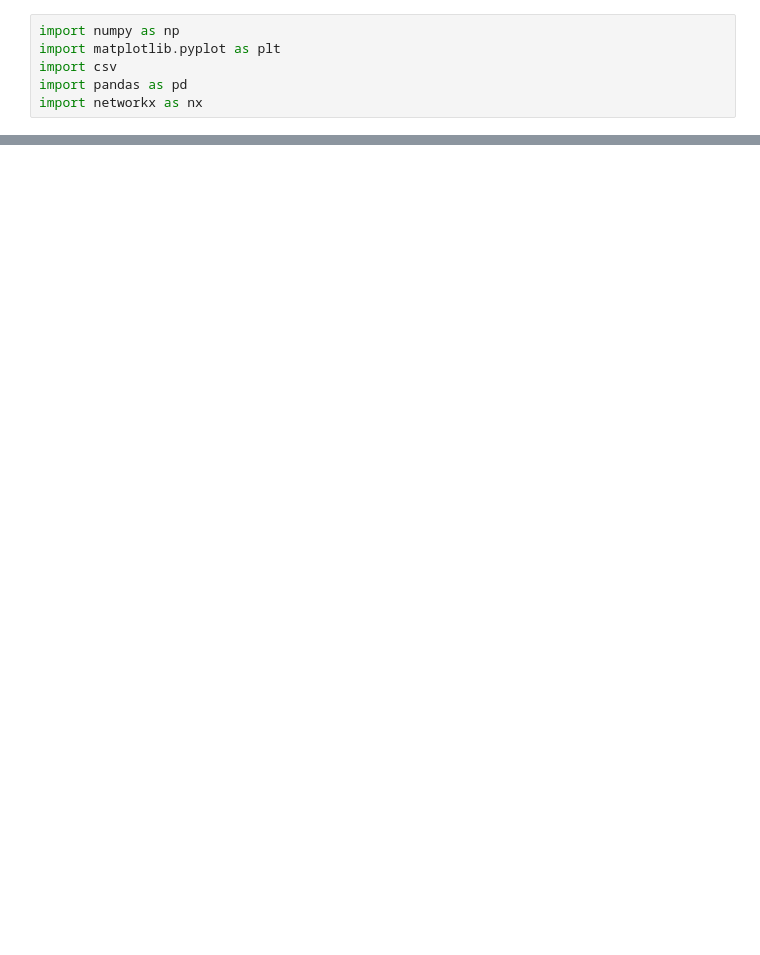
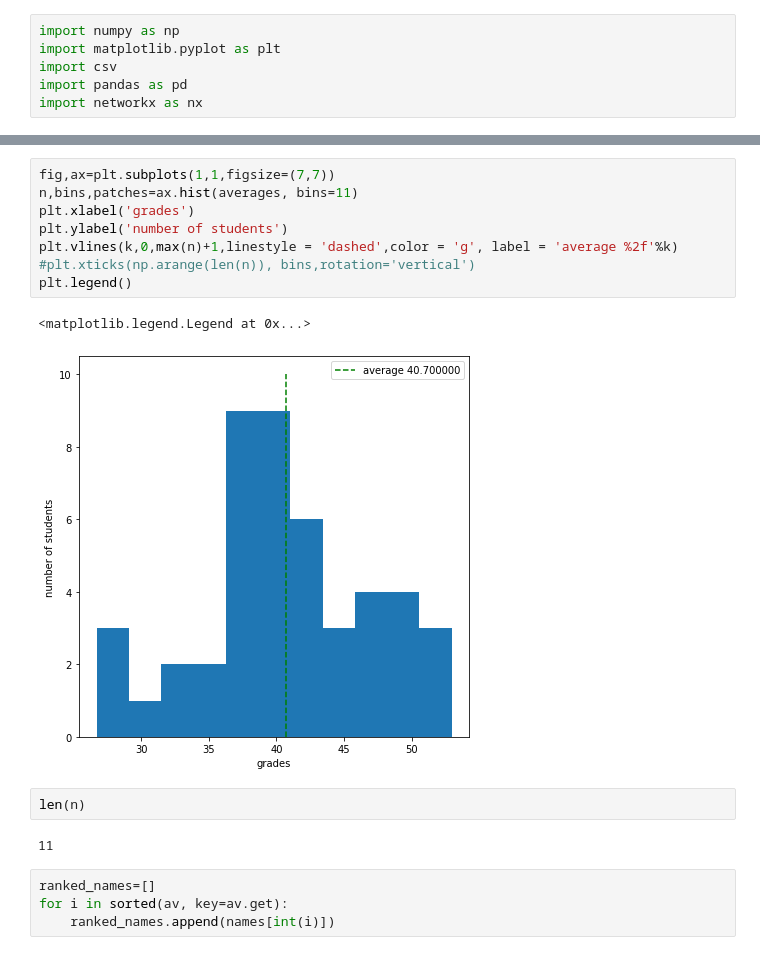
Before and after one commit to ulgenklc/tools_for_teaching, a Jupyter notebook: class_stuff.ipynb, the cells around one changed output, grey strips where cells are left out. Saved outputs shown, nothing was run; the diff lists cells and outputs as text; blank space fills up the shorter version.

```diff
--- a/class_stuff.ipynb
+++ b/class_stuff.ipynb
@@ -41,0 +45,19 @@ plt.legend()
+# %%
+fig,ax=plt.subplots(1,1,figsize=(7,7))
+n,bins,patches=ax.hist(averages, bins=11)
+plt.xlabel('grades')
+plt.ylabel('number of students')
+plt.vlines(k,0,max(n)+1,linestyle = 'dashed',color = 'g', label = 'average %2f'%k)
+#plt.xticks(np.arange(len(n)), bins,rotation='vertical')
+plt.legend()
+# %% [output]
+<matplotlib.legend.Legend at 0x...>
+[figure, added]
+# %%
+len(n)
+# %% [output]
+11
+# %%
+ranked_names=[]
+for i in sorted(av, key=av.get):
+    ranked_names.append(names[int(i)])
```
Also changed, not shown: parts of 5 cells of this notebook, 2 other files.
